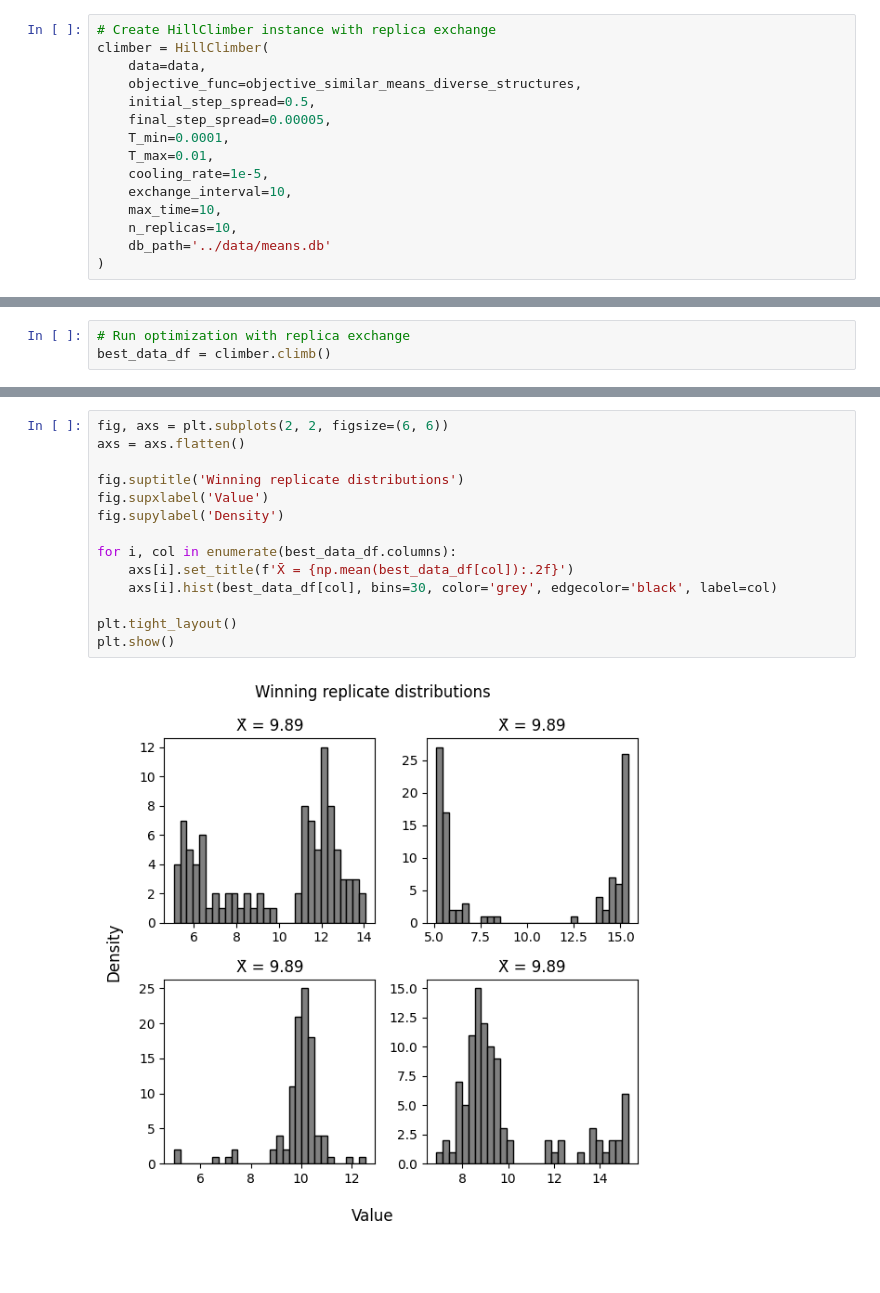
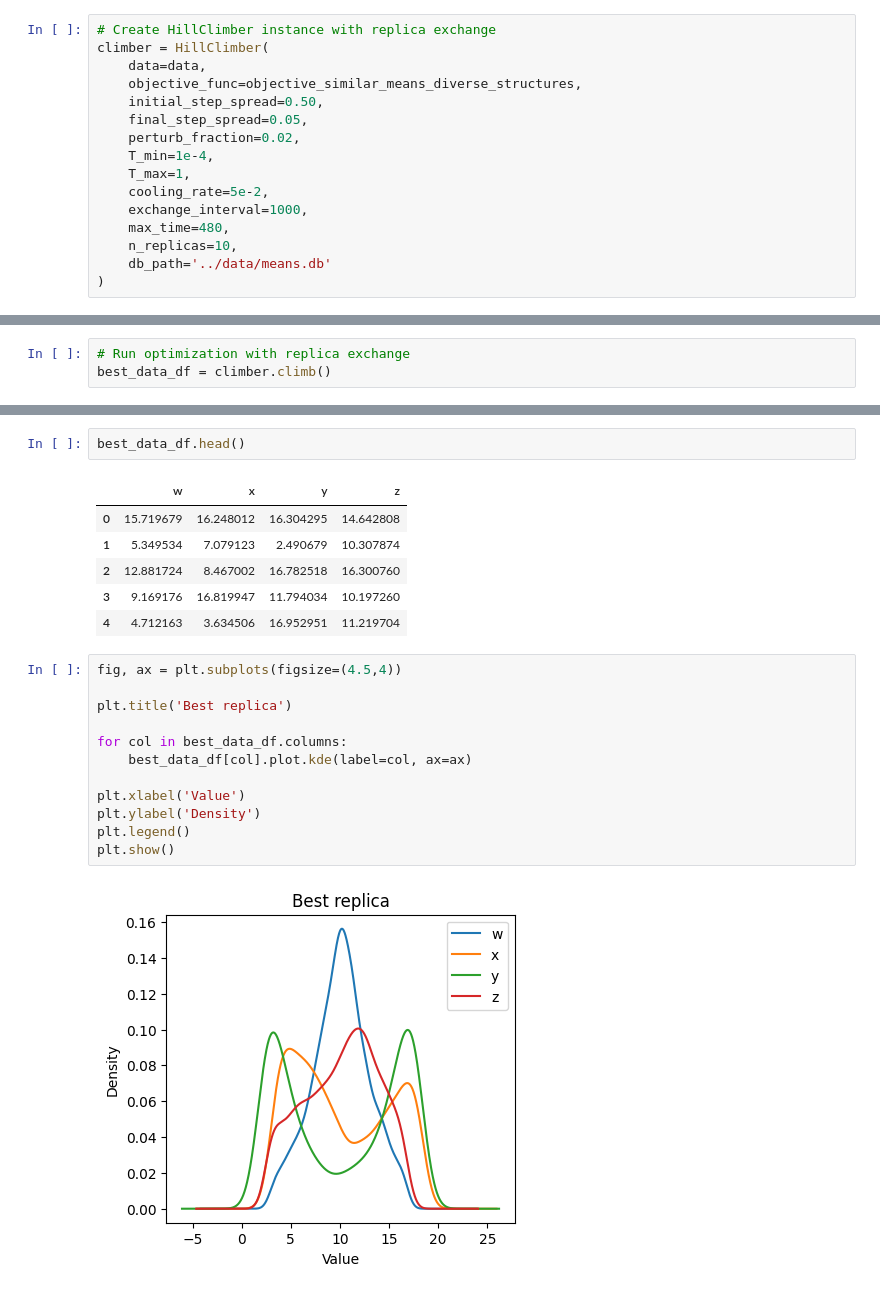
Before and after one commit to gperdrizet/hill_climber, a Jupyter notebook: notebooks/04-means.ipynb, the cells around one changed output, grey strips where cells are left out. Cells and saved outputs as stored; diff of their text form; blank space fills up the shorter version.

```diff
--- a/notebooks/04-means.ipynb
+++ b/notebooks/04-means.ipynb
@@ -170,13 +126,14 @@ def objective_similar_means_diverse_structures(w, x, y, z):
 climber = HillClimber(
     data=data,
     objective_func=objective_similar_means_diverse_structures,
-    initial_step_spread=0.5,
-    final_step_spread=0.00005,
-    T_min=0.0001,
-    T_max=0.01,
-    cooling_rate=1e-5,
-    exchange_interval=10,
-    max_time=10,
+    initial_step_spread=0.50,
+    final_step_spread=0.05,
+    perturb_fraction=0.02,
+    T_min=1e-4,
+    T_max=1,
+    cooling_rate=5e-2,
+    exchange_interval=1000,
+    max_time=480,
     n_replicas=10,
     db_path='../data/means.db'
 )
@@ -213,16 +163,23 @@ best_data_df.head()
+# %%
+best_data_df.head()
+# %% [output]
+|  | w | x | y | z |
+| 0 | 15.719679 | 16.248012 | 16.304295 | 14.642808 |
+| 1 | 5.349534 | 7.079123 | 2.490679 | 10.307874 |
+| 2 | 12.881724 | 8.467002 | 16.782518 | 16.300760 |
+| 3 | 9.169176 | 16.819947 | 11.794034 | 10.197260 |
+| 4 | 4.712163 | 3.634506 | 16.952951 | 11.219704 |
 # %%
-fig, axs = plt.subplots(2, 2, figsize=(6, 6))
-axs = axs.flatten()
+fig, ax = plt.subplots(figsize=(4.5,4))
 
-fig.suptitle('Winning replicate distributions')
-fig.supxlabel('Value')
-fig.supylabel('Density')
+plt.title('Best replica')
 
-for i, col in enumerate(best_data_df.columns):
-    axs[i].set_title(f'X̄ = {np.mean(best_data_df[col]):.2f}')
-    axs[i].hist(best_data_df[col], bins=30, color='grey', edgecolor='black', label=col)
+for col in best_data_df.columns:
+    best_data_df[col].plot.kde(label=col, ax=ax)
 
-plt.tight_layout()
+plt.xlabel('Value')
+plt.ylabel('Density')
+plt.legend()
 plt.show()
 # %% [output]
-[figure, old version]
+[figure, new version]
```
Also changed, not shown: parts of 7 cells of this notebook, 12 other files.
